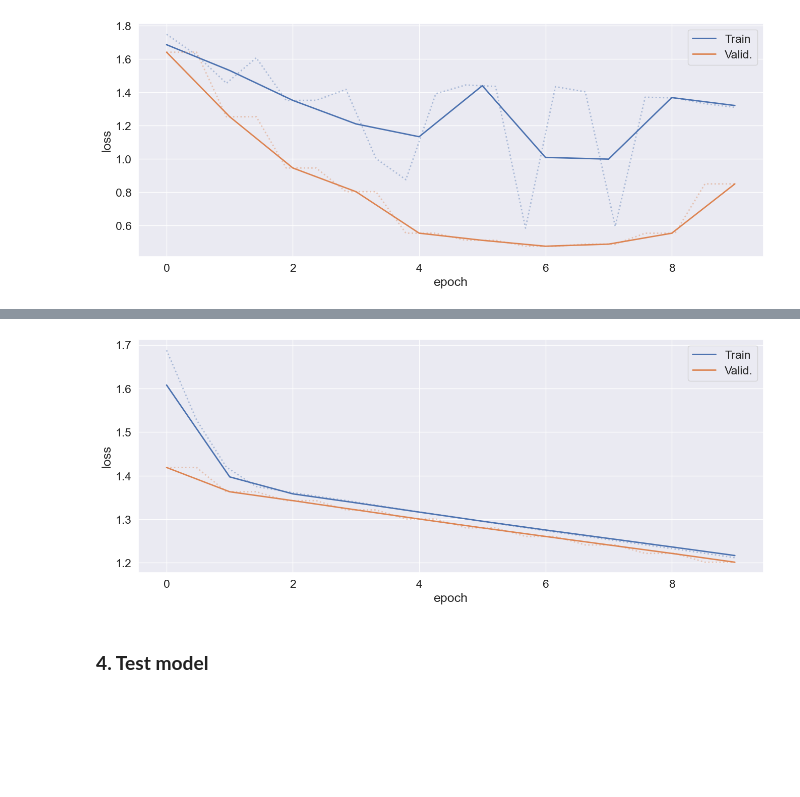
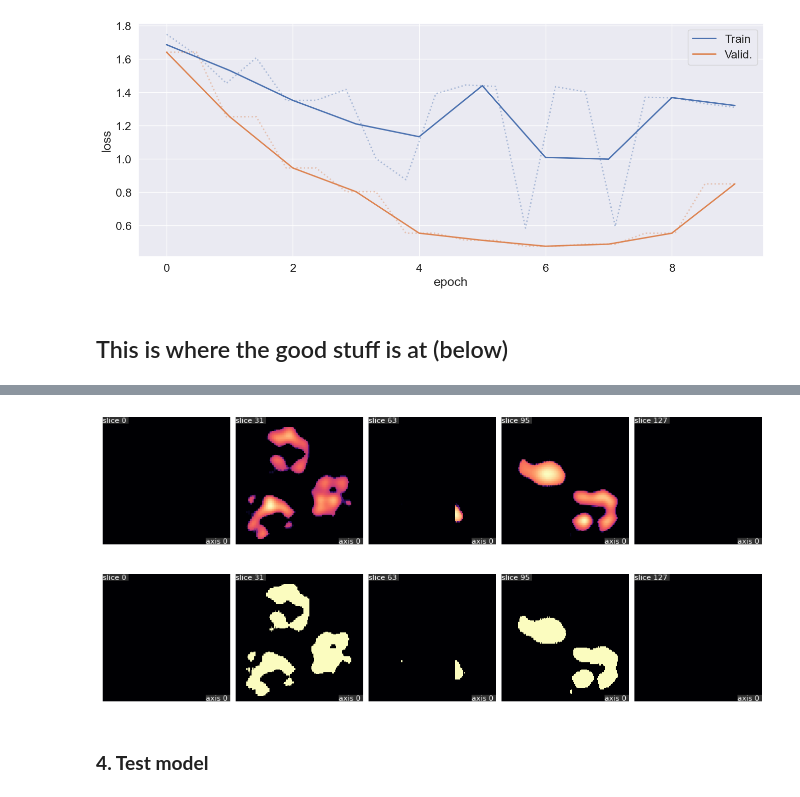
Before and after one commit to qim-center/qim3d, a Jupyter notebook: docs/notebooks/UNet.ipynb, the cells around one changed output, grey strips where cells are left out. Cells and saved outputs as stored; diff of their text form; code cells hidden in the pictures; blank space fills up the shorter version.

```diff
--- a/docs/notebooks/UNet.ipynb
+++ b/docs/notebooks/UNet.ipynb
@@ -209,8 +209,10 @@ qim3d.ml.train_model(model, hyperparameters, train_loader, val_loader, plot=True
 Epoch   0, train loss: 1.6856, val loss: 1.6405
 Epoch   5, train loss: 1.4391, val loss: 0.5096
 [figure]
+# %% [markdown]
+## This is where the good stuff is at (below)
 # %%
-# Load saved model
+#
 import qim3d
 import glob
 import torch
@@ -246,7 +248,7 @@ hyperparameters = qim3d.ml.Hyperparameters(model, n_epochs=10,
                                            learning_rate = 5e-3, loss_function='DiceCE',
                                            weight_decay=1e-3)
 
-qim3d.ml.train_model(model, hyperparameters, train_loader, val_loader, plot=True)
+# qim3d.ml.train_model(model, hyperparameters, train_loader, val_loader, plot=True)
 
-# model.load_state_dict(torch.load(f'{base_path}/this_works.pth'))
+model.load_state_dict(torch.load(f'{base_path}/this_works_with_resunits_with_aug.pth'))
 # %% [output]
@@ -255,4 +255,5 @@ Epoch   5, train loss: 1.2956, val loss: 1.2803
-[figure, old version]
+[figure, new version]
+[figure, added]
 # %% [markdown]
 ### **4. Test model**
 # %%
```
Also changed, not shown: parts of 1 cell of this notebook, 3 other files.
